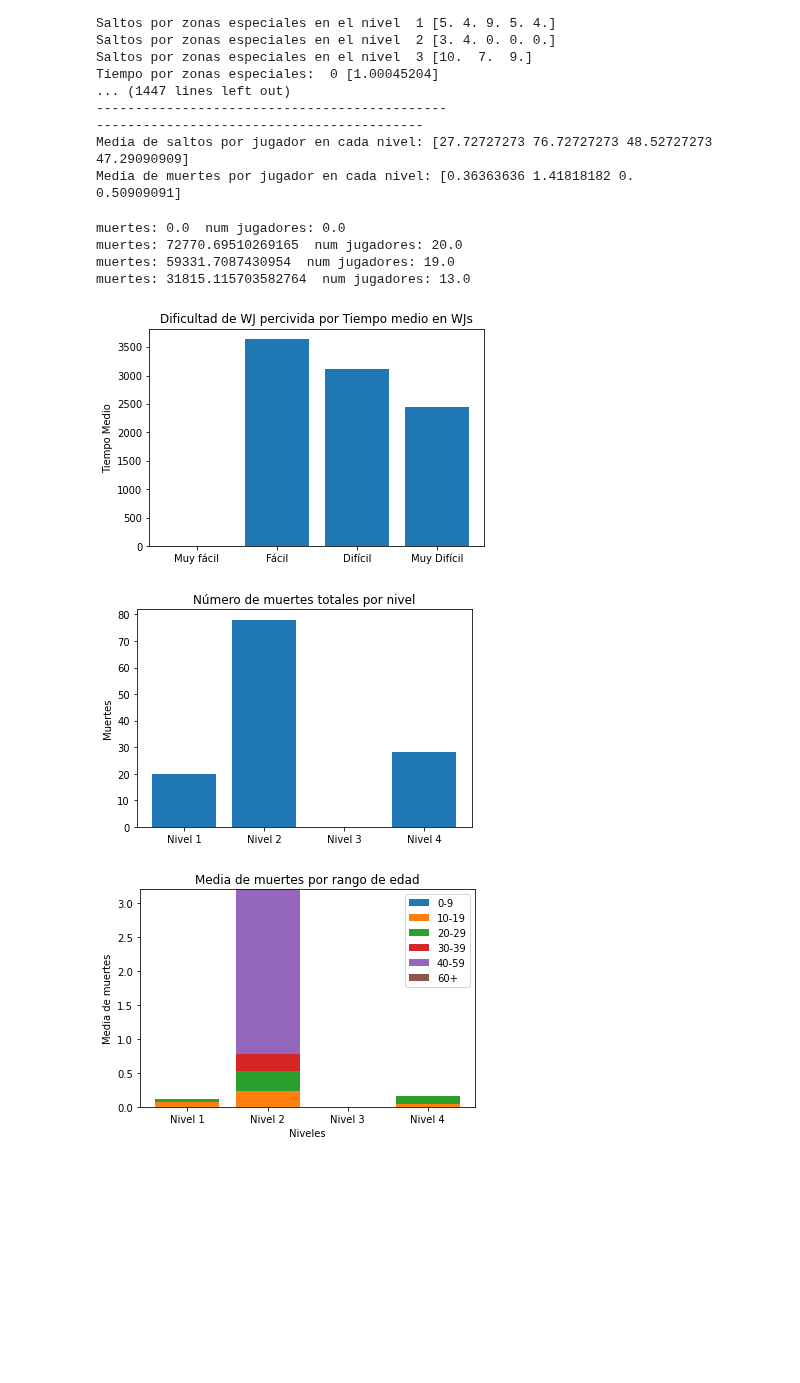
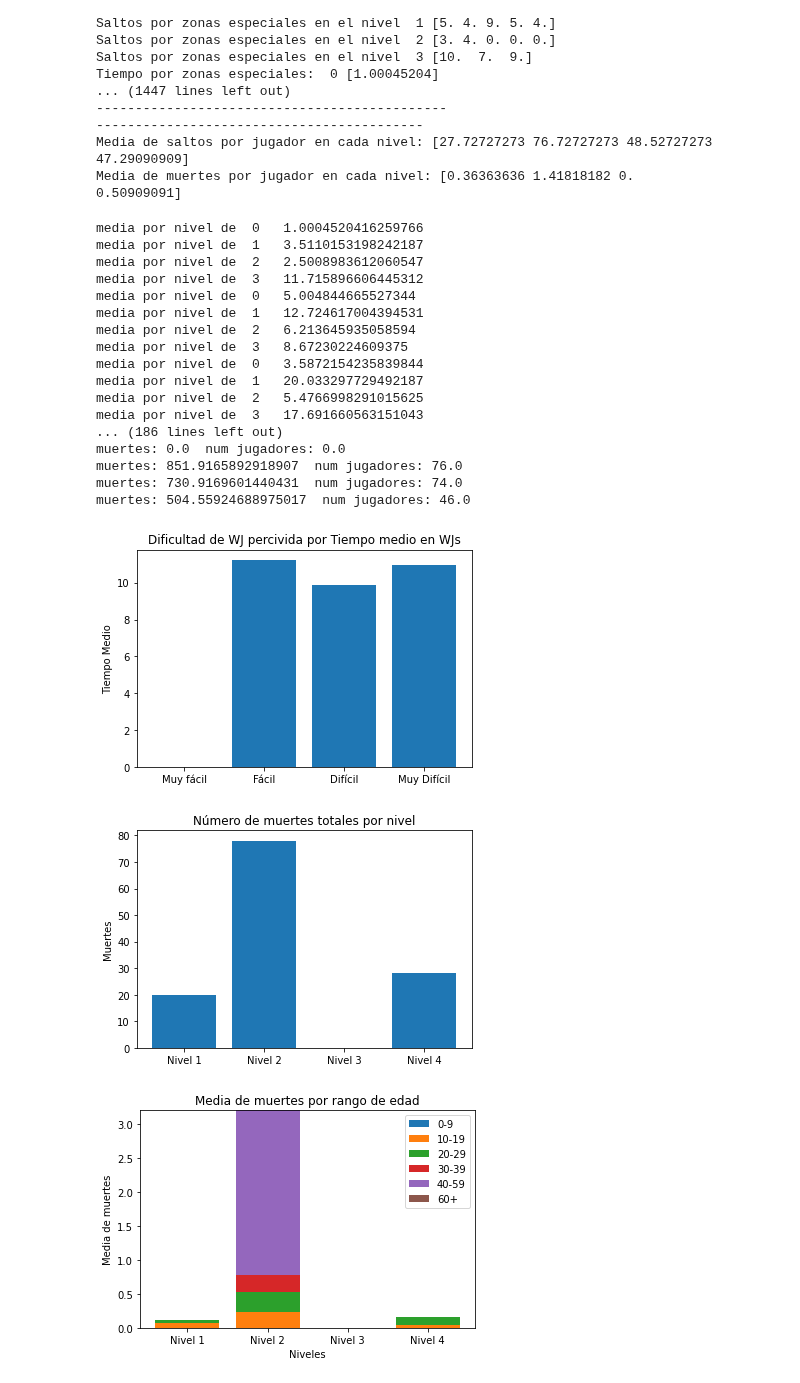
Before and after one commit to evalucas/UAJ, a Jupyter notebook: PoyectoFinal/test.ipynb, the cells around one changed output. Drawn from its saved outputs; the diff is of its cells as text; code cells hidden in the pictures; blank space fills up the shorter version.

```diff
--- a/PoyectoFinal/test.ipynb
+++ b/PoyectoFinal/test.ipynb
@@ -691,23 +691,25 @@ def graficoMediaMuertesVSExp():
 def graficoDifWallJumpVsTiempoWallJump():
         dificultad = ['Muy fácil', 'Fácil', 'Difícil', 'Muy Difícil']
 
-        mediaJporNivel = np.zeros(4)
+        poblacion = np.zeros(4)
         mediaTiempoWJ = np.zeros(4)
-        poblacion = np.zeros(4)
 
-        zonas=0
 
         for p in playersArray:
+                mediaJporNivel = np.zeros(4)
+                zonas=0
                 for i in range(len(p.tiempoZonasEspecialesPorNivel)):
                         for j in range(len(p.tiempoZonasEspecialesPorNivel[i])):
-                                mediaJporNivel[i]+= p.tiempoZonasEspecialesPorNivel[i][j]
-                                zonas+=1
+                                if(p.tiempoZonasEspecialesPorNivel[i][j] > 0):
+                                        mediaJporNivel[i]+= p.tiempoZonasEspecialesPorNivel[i][j]
+                                        zonas+=1
+                        if(zonas != 0):
+                                mediaJporNivel[i]/= zonas
+                                zonas=0
+                                print('media por nivel de ', i , ' ', mediaJporNivel[i])
 
-                        mediaJporNivel[i]/= zonas
-                        zonas=0
-
-                for i in range(len(p.tiempoPorNivel)):
-                        if(p.tiempoPorNivel[i] >=0):
+                for i in range(len(mediaJporNivel)):
+                        if(mediaJporNivel[i] >0):
                                 dif=p.walljump
                                 if dif == '1':
                                         mediaTiempoWJ[0]+=mediaJporNivel[i]
@@ -723,7 +725,6 @@ def graficoDifWallJumpVsTiempoWallJump():
                                         poblacion[3]+=1
 
 
-        poblacion = numJugadoresPorDifWJ()
 
         for i in range(len(poblacion)):
                 print("muertes:", mediaTiempoWJ[i], " num jugadores:", poblacion[i])
@@ -755,37 +756,50 @@ def graficoTiempoVsExp():
                                         poblacion[1]+=1
                                 elif exp == '3':
                                         nivelesExperiencia[2][i]+=p.tiempoPorNivel[i]
                                         poblacion[2]+=1
                                 elif exp == '4':
                                         nivelesExperiencia[3][i]+=p.tiempoPorNivel[i]
                                         poblacion[3]+=1
 
         for i in range(len(poblacion)):
                 #print("muertes:", nivelesExperiencia[i], " num jugadores:", poblacion[i])
                 if(poblacion[i] != 0):
                         nivelesExperiencia[i] /= poblacion[i]
 
         grafico_barras_apiladas(niveles,nivelesExperiencia,labels,'Niveles','Tiempo medio por jugador','Tiempo que tardan en terminar el nivel según la experiencia general')
 
 #grafico_rangosEdad()
 graficoDifWallJumpVsTiempoWallJump()
 #grafico_paths()
 graficoMuertesPorNivel()
 graficoMuertesVSEdadNew()
 graficoMediaMuertesVSExp()
 graficoMediaMuertesVsDificultad()
 graficoTiempoVsExp()
 
 #______________________#
 #graficoMuertesVSDificultad()
 #graficoMuertesVSExpGeneral()
 #graficoMuertesVSExpPlataformas()
 # %% [output]
+media por nivel de  0   1.0004520416259766
+media por nivel de  1   3.5110153198242187
+media por nivel de  2   2.5008983612060547
+media por nivel de  3   11.715896606445312
+media por nivel de  0   5.004844665527344
+media por nivel de  1   12.724617004394531
+media por nivel de  2   6.213645935058594
+media por nivel de  3   8.67230224609375
+media por nivel de  0   3.5872154235839844
+media por nivel de  1   20.033297729492187
+media por nivel de  2   5.4766998291015625
+media por nivel de  3   17.691660563151043
+... (186 lines left out)
 muertes: 0.0  num jugadores: 0.0
-muertes: 72770.69510269165  num jugadores: 20.0
-muertes: 59331.7087430954  num jugadores: 19.0
-muertes: 31815.115703582764  num jugadores: 13.0
+muertes: 851.9165892918907  num jugadores: 76.0
+muertes: 730.9169601440431  num jugadores: 74.0
+muertes: 504.55924688975017  num jugadores: 46.0
-[figure, old version]
+[figure, new version]
 [figure]
 [figure]
 [figure]
```
